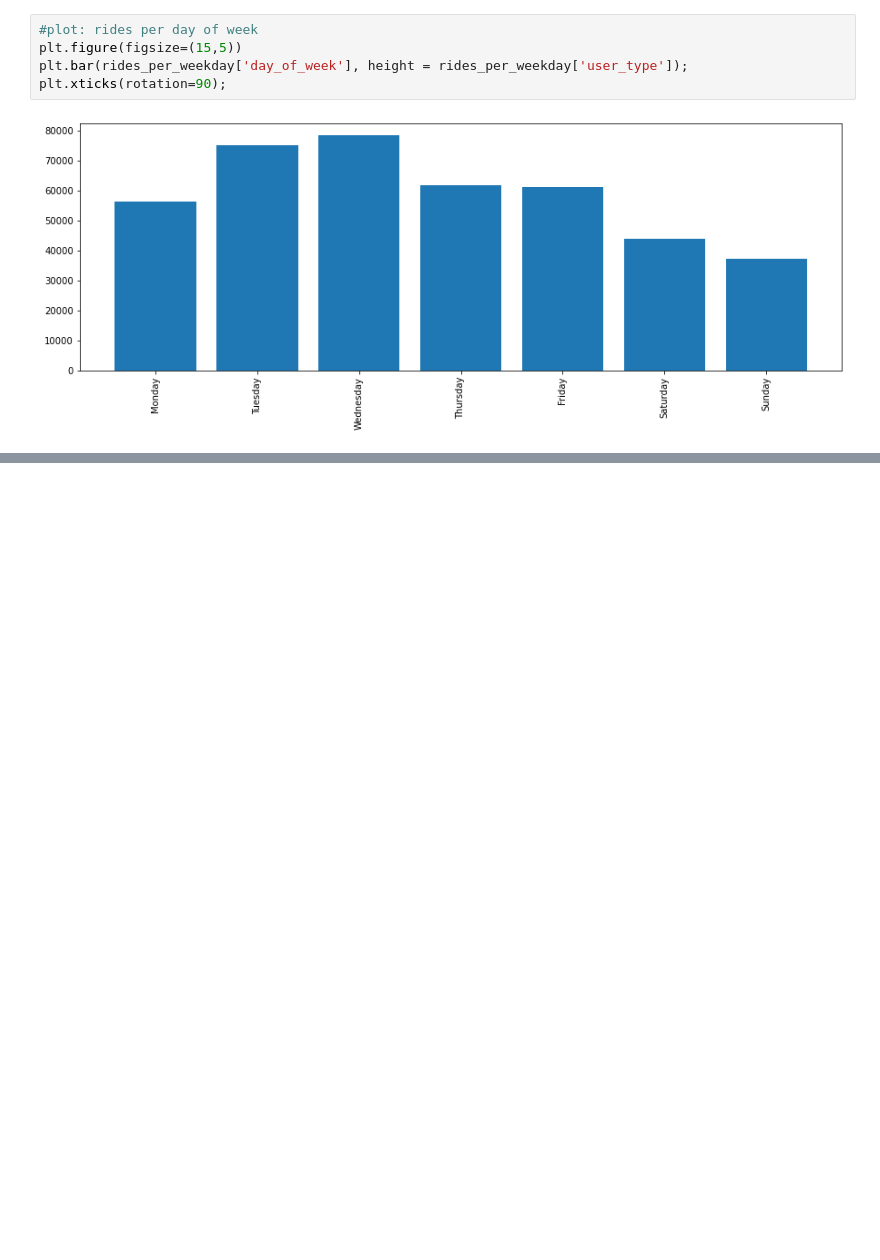
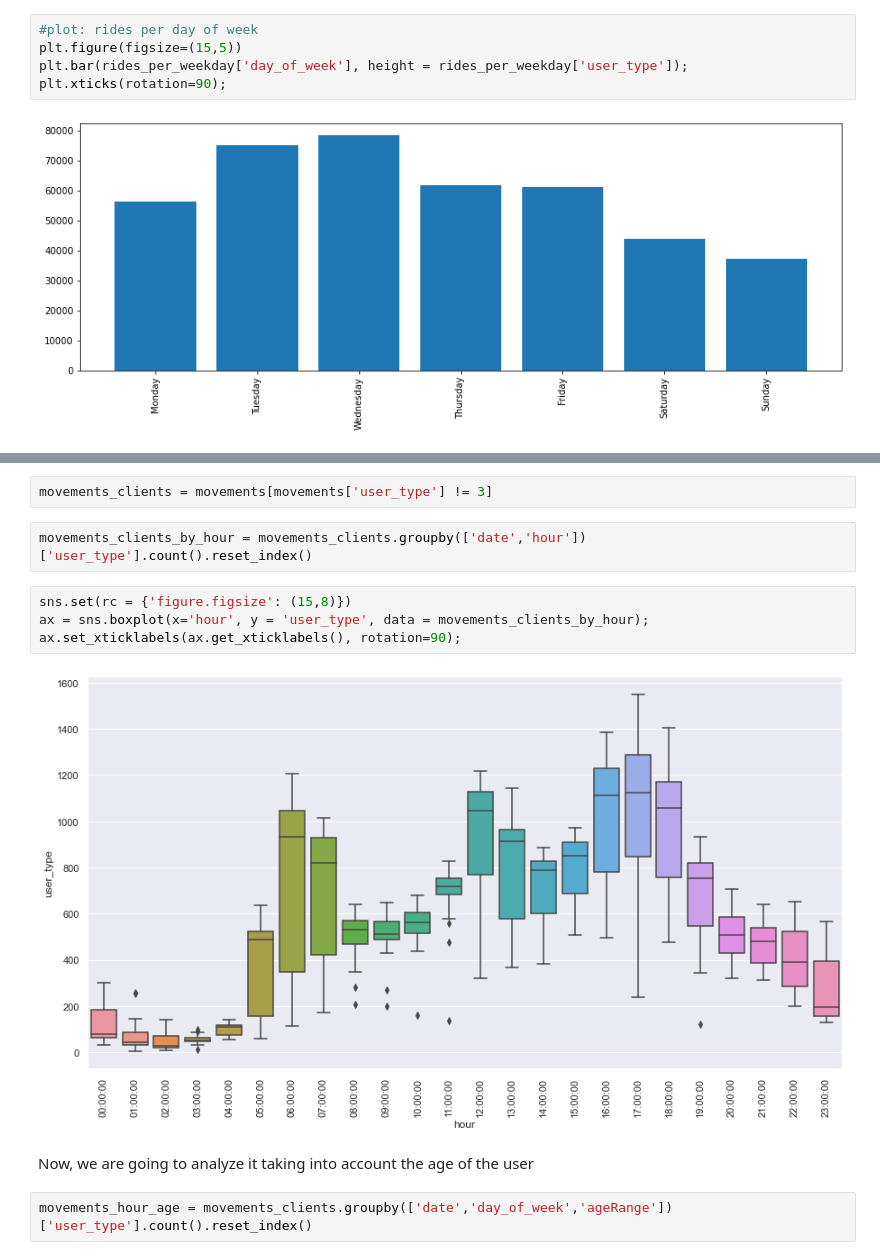
Before and after one commit to paulamartinm/bicimad_prevision_tfm, a Jupyter notebook: 1. Exploring the data.ipynb, the cells around one changed output, grey strips where cells are left out. Drawn from its saved outputs; the diff is of its cells as text; blank space fills up the shorter version.

```diff
--- a/1. Exploring the data.ipynb
+++ b/1. Exploring the data.ipynb
@@ -299,0 +315,14 @@ plt.xticks(rotation=90);
+# %%
+movements_clients = movements[movements['user_type'] != 3]
+# %%
+movements_clients_by_hour = movements_clients.groupby(['date','hour'])['user_type'].count().reset_index()
+# %%
+sns.set(rc = {'figure.figsize': (15,8)})
+ax = sns.boxplot(x='hour', y = 'user_type', data = movements_clients_by_hour);
+ax.set_xticklabels(ax.get_xticklabels(), rotation=90);
+# %% [output]
+[figure, added]
+# %% [markdown]
+Now, we are going to analyze it taking into account the age of the user
+# %%
+movements_hour_age = movements_clients.groupby(['date','day_of_week','ageRange'])['user_type'].count().reset_index()
```
Also changed, not shown: parts of 11 cells of this notebook.
